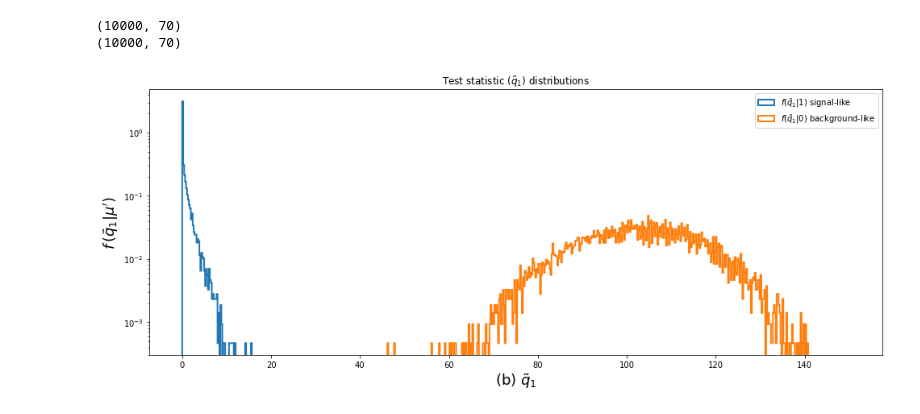
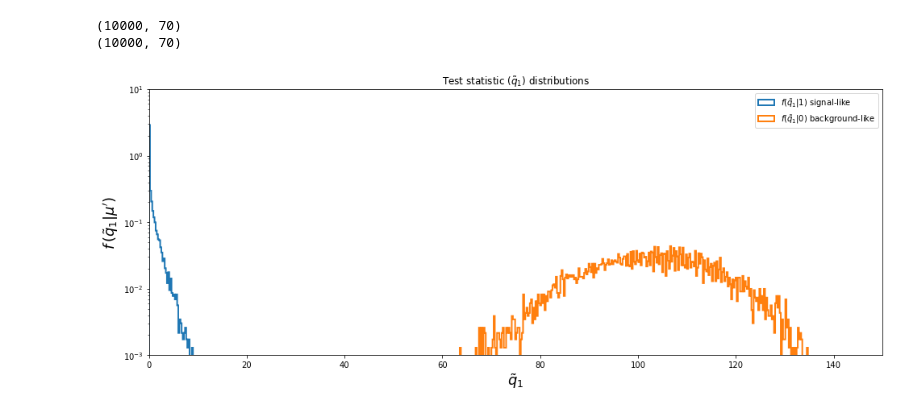
Before and after one commit to emabaci/LCP-mod.-B, a Jupyter notebook: final_project/Statistichal part.ipynb, the cells around one changed output. Cells and saved outputs as stored; diff of their text form; code cells hidden in the pictures.

```diff
--- a/final_project/Statistichal part.ipynb
+++ b/final_project/Statistichal part.ipynb
@@ -357,9 +346,11 @@ p_estimate
 # as we assumed they would be a bit more overlapping as in the CMS-case.
 # %%
 # trying with pyhf
-
+pyhf.set_backend("numpy")
 model = pyhf.simplemodels.uncorrelated_background(
-    [x for x in sim_signal_counts], [x for x in sim_background_counts], [x*0 for x in sim_background_counts]
+    [x for x in sim_signal_counts],
+    [x for x in sim_background_counts],
+    [x*0 for x in sim_background_counts]
 )
 
 data = pyhf.tensorlib.astensor( [x for x in true_counts] + model.config.auxdata)
@@ -368,14 +359,17 @@ print(f"Channels: {model.config.channels}")
 print(f"Samples: {model.config.samples}")
 print(f"Parameters: {model.config.parameters}")
 
-test_mu   = 0.0
+test_mu_b   = 0.0
+test_mu_s   = 1.0
 init_pars = model.config.suggested_init()
 
 par_bounds   = model.config.suggested_bounds()
 fixed_params = model.config.suggested_fixed()
 par_bounds[model.config.poi_index] = (0, 1)
-q0_obs = pyhf.infer.test_statistics.q0(test_mu, data, model, init_pars, par_bounds, fixed_params)
+q0_obs = pyhf.infer.test_statistics.q0(test_mu_b, data, model, init_pars, par_bounds, fixed_params)
+q1_obs = pyhf.infer.test_statistics.qmu_tilde(test_mu_s, data, model, init_pars, par_bounds, fixed_params)
 print("q_obs_0: ", q0_obs)
+print("q_obs_1: ", q1_obs)
 # %% [output]
 Channels: ['singlechannel']
 Samples: ['background', 'signal']
@@ -448,34 +443,34 @@ qtilde_sig, qtilde_bkg = toy_calculator_qtilde.distributions(1.0)
 fig, ax = plt.subplots(nrows=1, ncols=1)
 #for ax in axes:
 #ax.set_xticks(np.arange(0, 500))
 #ax1 = ax.flatten()
 
-bins = np.linspace(0, 150, 700)
+bins = np.linspace(0, 150, 650)
 
 ax.hist(
     qtilde_sig.samples,
     bins=bins,
     histtype="step",
     density=True,
     label=r"$f(\tilde{q}_1|1)$ signal-like",
     linewidth=2,
 )
 ax.hist(
     qtilde_bkg.samples,
     bins=bins,
     histtype="step",
     density=True,
     label=r"$f(\tilde{q}_1|0)$ background-like",
     linewidth=2,
 )
-ax.set_xlabel(r"(b) $\tilde{q}_1$", fontsize=18)
+ax.set_xlabel(r"$\tilde{q}_1$", fontsize=18)
 ax.set_ylabel(r"$f\,(\tilde{q}_1|\mu')$", fontsize=18)
 ax.set_title(r"Test statistic $(\tilde{q}_1)$ distributions")
 ax.legend()
 plt.yscale('log')
 
-plt.setp(axes, xlim=(0, 50), ylim=(1e-3, 10), yscale="log")
+plt.setp(ax, xlim=(0, 150), ylim=(1e-3, 10), yscale="log")
 fig.set_size_inches(14, 6)
 fig.tight_layout(pad=2.0)
 # %% [output]
-[figure, old version]
+[figure, new version]
```
Also changed, not shown: parts of 14 cells of this notebook.
